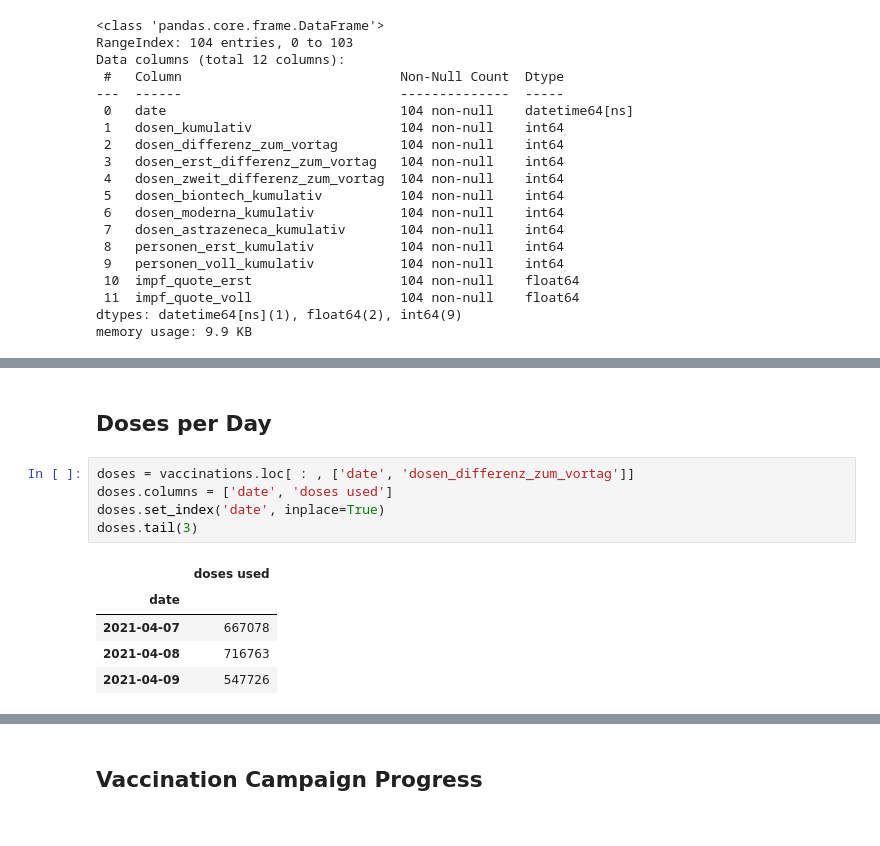
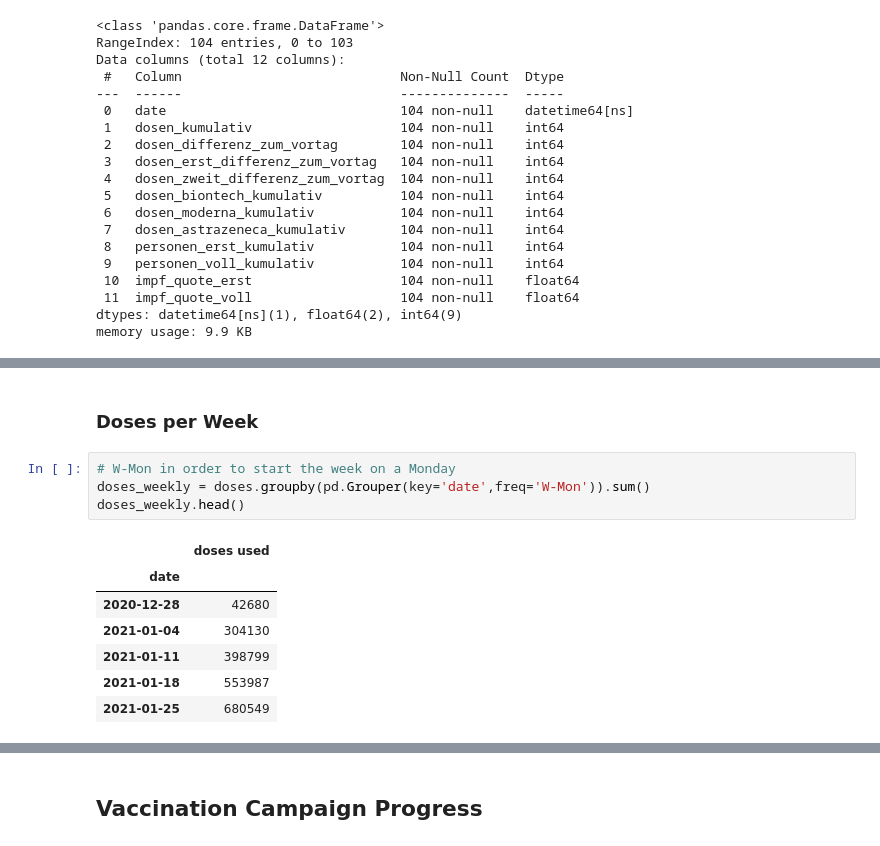
Before and after one commit to RuedigerVoigt/track-covid-19, a Jupyter notebook: vaccination.ipynb, the cells around one changed output, grey strips where cells are left out. Drawn from its saved outputs; the diff is of its cells as text.

```diff
--- a/vaccination.ipynb
+++ b/vaccination.ipynb
@@ -58,13 +89,14 @@ memory usage: 9.9 KB
 # %% [markdown]
-## Doses per Day
+### Doses per Week
-# %%
-doses = vaccinations.loc[ : , ['date', 'dosen_differenz_zum_vortag']]
-doses.columns = ['date', 'doses used']
-doses.set_index('date', inplace=True)
-doses.tail(3)
-# %% [output]
-|  | doses used |
-| date |  |
-| 2021-04-07 | 667078 |
-| 2021-04-08 | 716763 |
-| 2021-04-09 | 547726 |
+# %%
+# W-Mon in order to start the week on a Monday
+doses_weekly = doses.groupby(pd.Grouper(key='date',freq='W-Mon')).sum()
+doses_weekly.head()
+# %% [output]
+|  | doses used |
+| date |  |
+| 2020-12-28 | 42680 |
+| 2021-01-04 | 304130 |
+| 2021-01-11 | 398799 |
+| 2021-01-18 | 553987 |
+| 2021-01-25 | 680549 |
```
Also changed, not shown: parts of 10 cells of this notebook.
